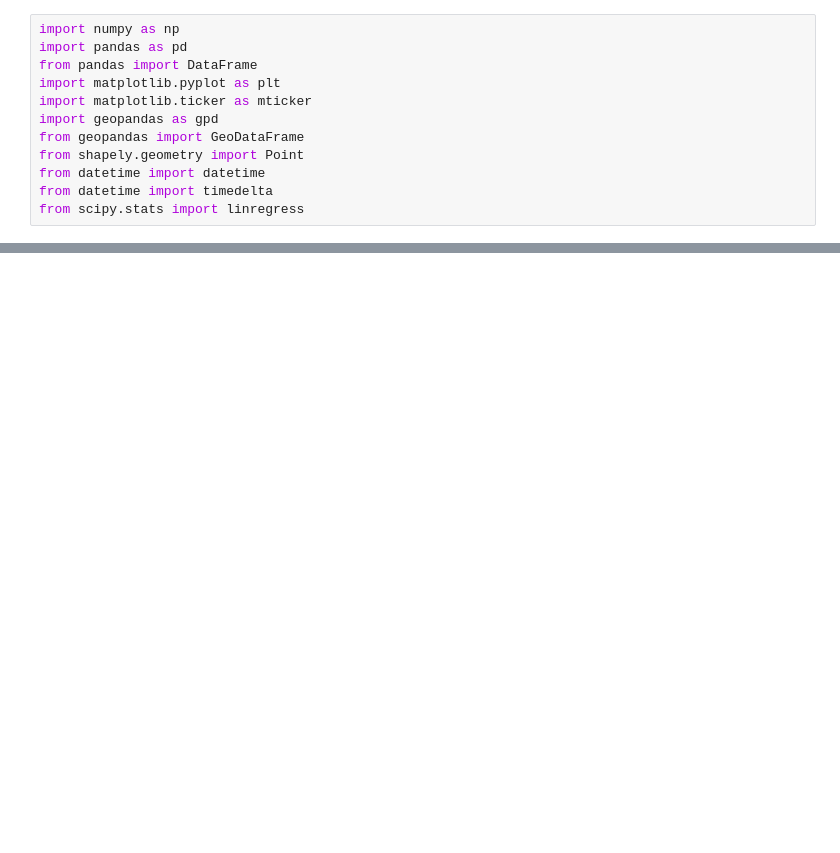
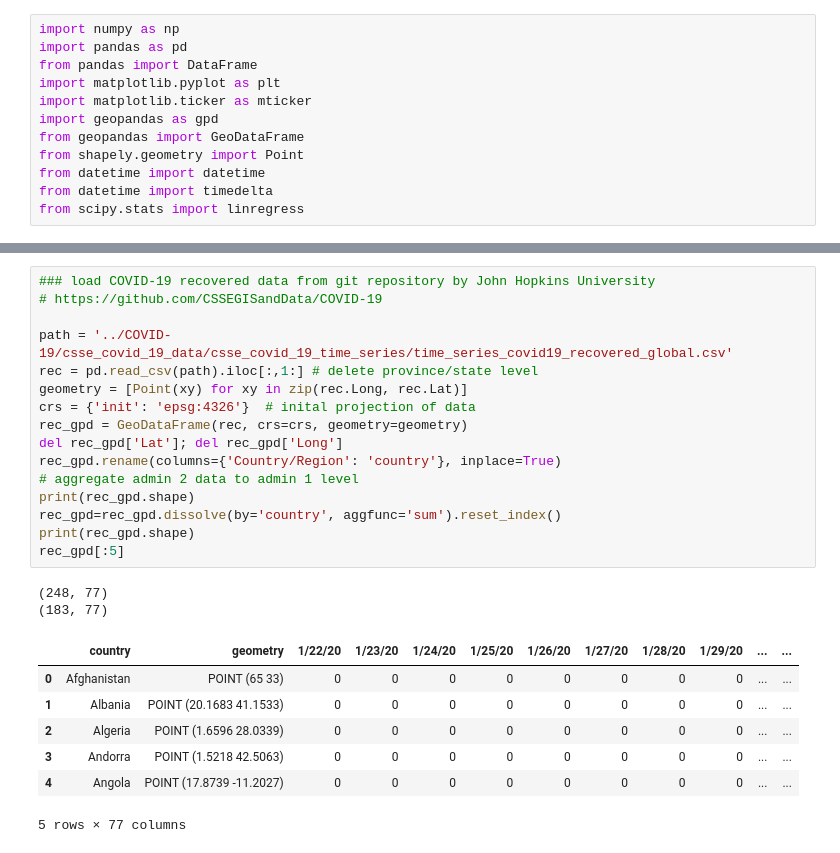
Before and after one commit to togeig/covid19_analysis, a Jupyter notebook: corona-analysis-JHU.ipynb, the cells around one changed output, grey strips where cells are left out. Saved outputs shown, nothing was run; the diff lists cells and outputs as text; blank space fills up the shorter version.

```diff
--- a/corona-analysis-JHU.ipynb
+++ b/corona-analysis-JHU.ipynb
@@ -71,3 +71,29 @@ death_gpd.plot(column='3/28/20')
+# %%
+### load COVID-19 recovered data from git repository by John Hopkins University
+# https://github.com/CSSEGISandData/COVID-19
+
+path = '../COVID-19/csse_covid_19_data/csse_covid_19_time_series/time_series_covid19_recovered_global.csv'
+rec = pd.read_csv(path).iloc[:,1:] # delete province/state level
+geometry = [Point(xy) for xy in zip(rec.Long, rec.Lat)]
+crs = {'init': 'epsg:4326'}  # inital projection of data
+rec_gpd = GeoDataFrame(rec, crs=crs, geometry=geometry)
+del rec_gpd['Lat']; del rec_gpd['Long']
+rec_gpd.rename(columns={'Country/Region': 'country'}, inplace=True)
+# aggregate admin 2 data to admin 1 level
+print(rec_gpd.shape)
+rec_gpd=rec_gpd.dissolve(by='country', aggfunc='sum').reset_index()
+print(rec_gpd.shape)
+rec_gpd[:5]
+# %% [output]
+(248, 77)
+(183, 77)
+|  | country | geometry | 1/22/20 | 1/23/20 | 1/24/20 | 1/25/20 | 1/26/20 | 1/27/20 | 1/28/20 | 1/29/20 | ... | ... |
+| 0 | Afghanistan | POINT (65 33) | 0 | 0 | 0 | 0 | 0 | 0 | 0 | 0 | ... | ... |
+| 1 | Albania | POINT (20.1683 41.1533) | 0 | 0 | 0 | 0 | 0 | 0 | 0 | 0 | ... | ... |
+| 2 | Algeria | POINT (1.6596 28.0339) | 0 | 0 | 0 | 0 | 0 | 0 | 0 | 0 | ... | ... |
+| 3 | Andorra | POINT (1.5218 42.5063) | 0 | 0 | 0 | 0 | 0 | 0 | 0 | 0 | ... | ... |
+| 4 | Angola | POINT (17.8739 -11.2027) | 0 | 0 | 0 | 0 | 0 | 0 | 0 | 0 | ... | ... |
+5 rows × 77 columns
 # %%
 def doubling_time(sub_sample, inc, datatype):
     el=0
```
Also changed, not shown: parts of 6 cells of this notebook, 1 other file.
